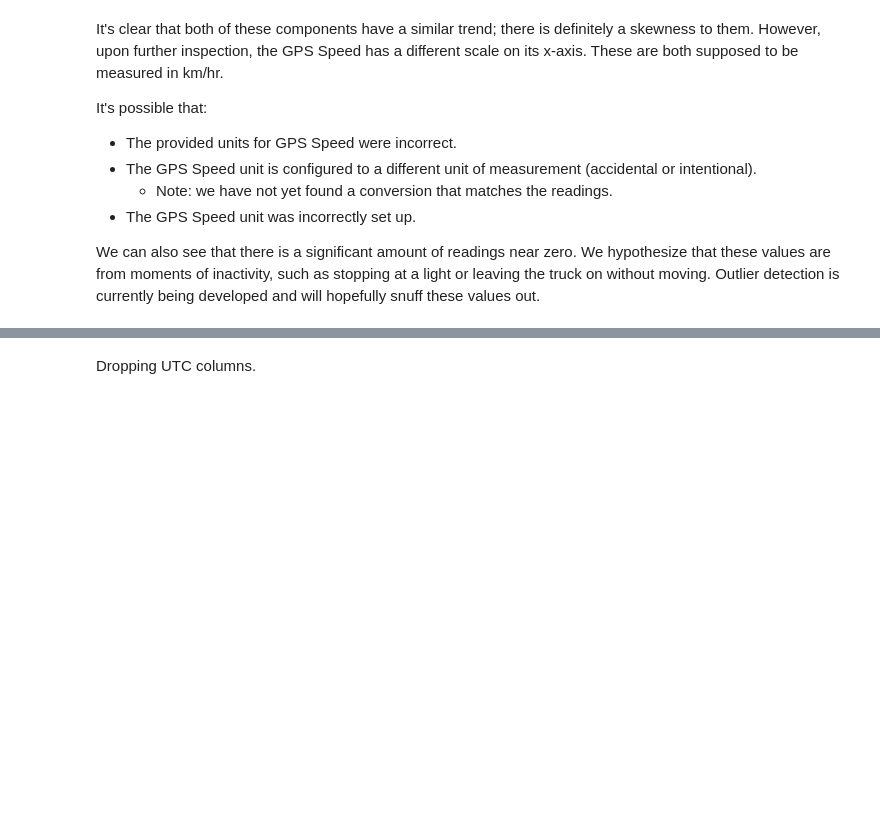
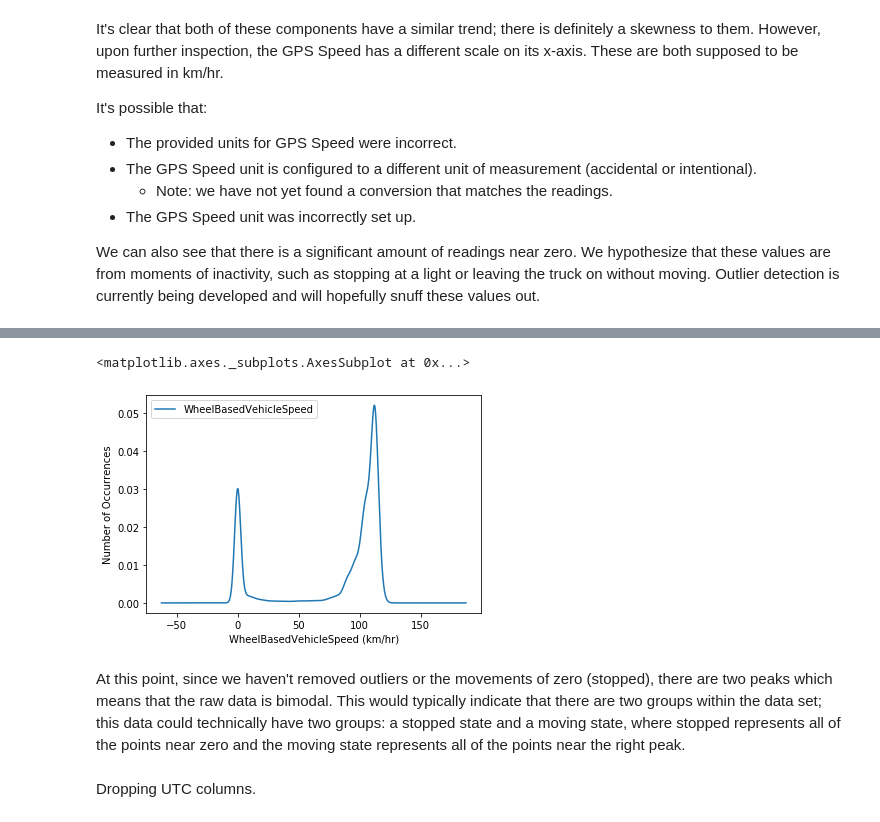
Before and after one commit to UNCG-CSE/Volvo_Truck_Analytics, a Jupyter notebook: src/Truck2GpsVsWheelBased.ipynb, the cells around one changed output, grey strips where cells are left out. Cells and saved outputs as stored; diff of their text form; code cells hidden in the pictures; blank space fills up the shorter version.

```diff
--- a/src/Truck2GpsVsWheelBased.ipynb
+++ b/src/Truck2GpsVsWheelBased.ipynb
@@ -137,3 +147,14 @@ We can also see that there is a significant amount of readings near zero. We hyp
+# %%
+wheelSpeedDist = truckTwoDf[['WheelBasedVehicleSpeed']].plot.kde()
+wheelSpeedDist.set_xlabel('WheelBasedVehicleSpeed (km/hr)')
+wheelSpeedDist.set_ylabel('Number of Occurrences')
+
+wheelSpeedDist
+# %% [output]
+<matplotlib.axes._subplots.AxesSubplot at 0x...>
+[figure, added]
+# %% [markdown]
+At this point, since we haven't removed outliers or the movements of zero (stopped), there are two peaks which means that the raw data is bimodal. This would typically indicate that there are two groups within the data set; this data could technically have two groups: a stopped state and a moving state, where stopped represents all of the points near zero and the moving state represents all of the points near the right peak.
 # %% [markdown]
 Dropping UTC columns.
 # %%
```
Also changed, not shown: parts of 8 cells of this notebook, 4 other files.
